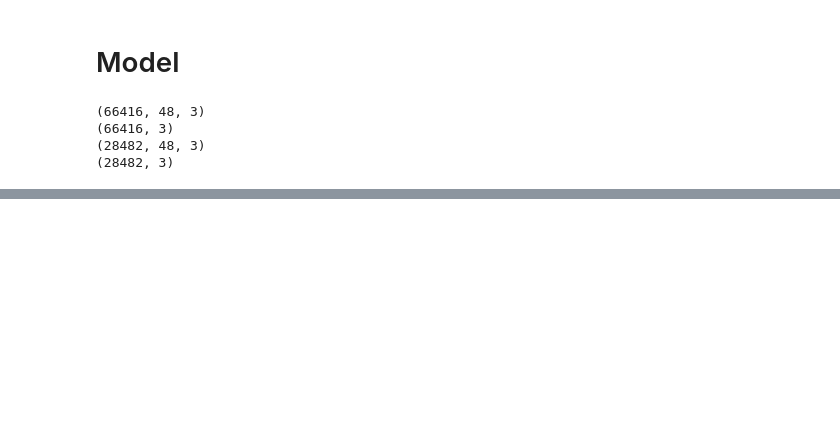
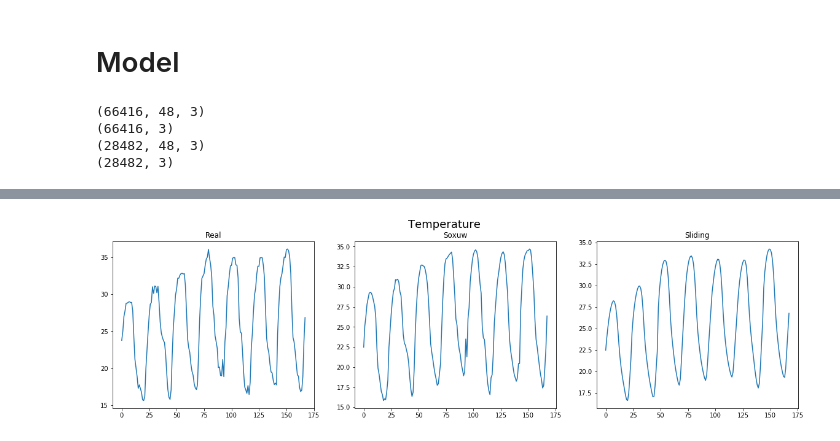
Before and after one commit to agayev169/weather_forecast, a Jupyter notebook: lstm_weather.ipynb, the cells around one changed output, grey strips where cells are left out. Cells and saved outputs as stored; diff of their text form; code cells hidden in the pictures; blank space fills up the shorter version.

```diff
--- a/lstm_weather.ipynb
+++ b/lstm_weather.ipynb
@@ -343,7 +406,7 @@ real_temp = []
 output_temp1 = []
 output_temp2 = []
 
-temp_size = 400
+temp_size = 24*7
 
 # for val in val_y[:400]:
 #     real_temp.append(val[0] * TEMP_COEF)
@@ -354,33 +417,35 @@ temp_size = 400
 # for val in output2[:400]:
 #     output_temp2.append(val[0] * TEMP_COEF)
 
 
 for val in val_y[:temp_size]:
     real_temp.append(denormalize_temp_single(val[0]))
 
 for val in output1[:temp_size]:
     output_temp1.append(denormalize_temp_single(val[0]))
 
 for val in output2[:temp_size]:
     output_temp2.append(denormalize_temp_single(val[0]))
 
 
 plt.figure(figsize=(20, 5))
 
 plt.subplot(1, 3, 1)
 plt.plot(real_temp)
 plt.title("Real")
 
 plt.subplot(1, 3, 2)
 plt.plot(output_temp1)
 plt.title("Soxuw")
 
 plt.subplot(1, 3, 3)
 plt.plot(output_temp2)
 plt.title("Sliding")
 
 plt.suptitle("Temperature", fontsize=18)
 plt.show()
+# %% [output]
+[figure, added]
 # %%
 plt.figure(figsize=(20, 5))
 
```
Also changed, not shown: parts of 10 cells of this notebook, 1 other file.
